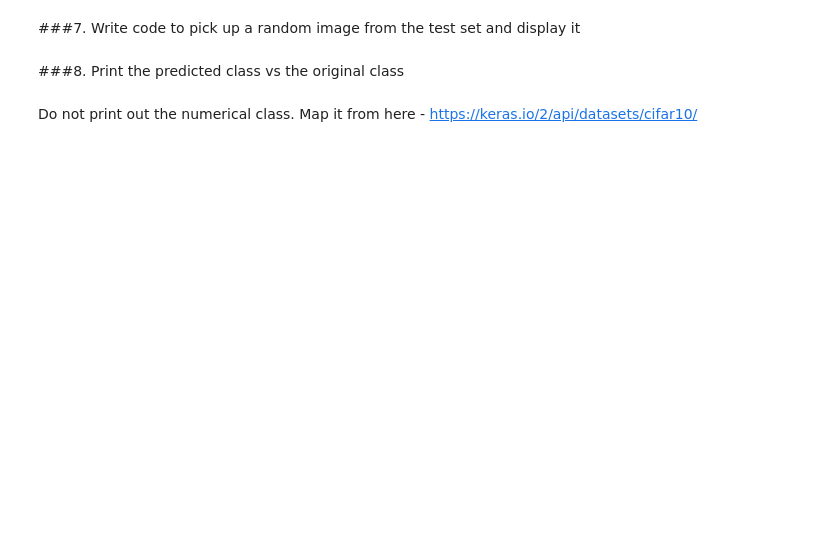
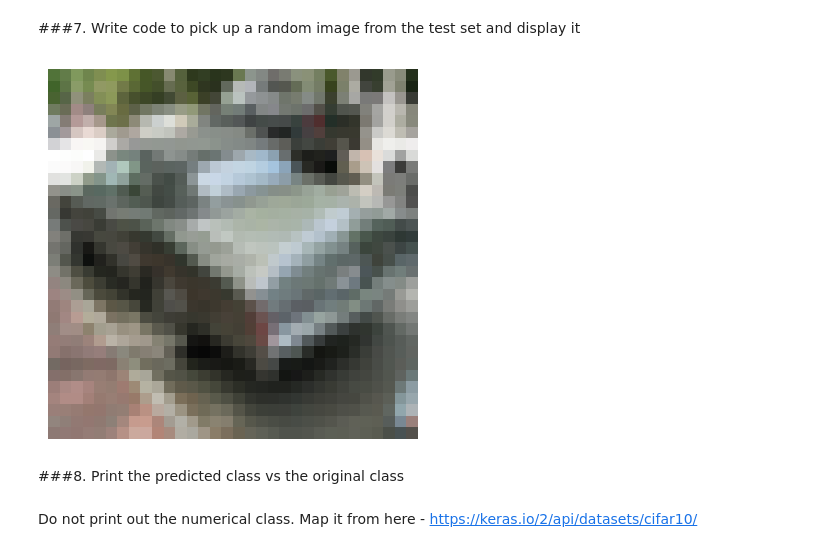
Before and after one commit to Ahtesham-Ibne-Mostafa/Computer_Vision_and_Image_Processing, a Jupyter notebook: CSE428_Assignment_2.ipynb, the cells around one changed output. Saved outputs shown, nothing was run; the diff lists cells and outputs as text; code cells hidden in the pictures; blank space fills up the shorter version.

```diff
--- a/CSE428_Assignment_2.ipynb
+++ b/CSE428_Assignment_2.ipynb
@@ -165,5 +143,16 @@ Fitting 5 folds for each of 5 candidates, totalling 25 fits
 # %% [markdown]
 ###7. Write code to pick up a random image from the test set and display it
+# %%
+import random
+
+random_idx = random.randint(0, x_test.shape[0] - 1)
+random_image = x_test[random_idx]
+
+plt.imshow(random_image)
+plt.axis('off')
+plt.show()
+# %% [output]
+[figure, added]
 # %% [markdown]
 ###8. Print the predicted class vs the original class
 # %% [markdown]
```
Also changed, not shown: parts of 23 cells of this notebook.
